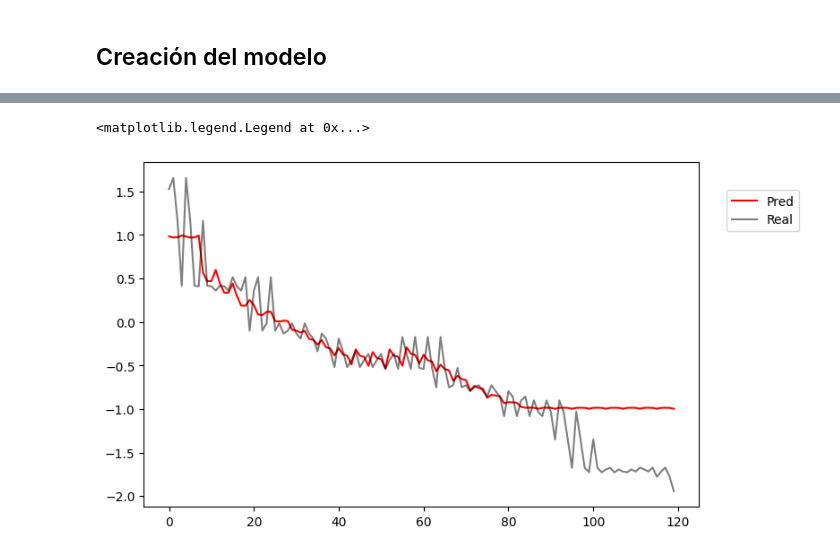
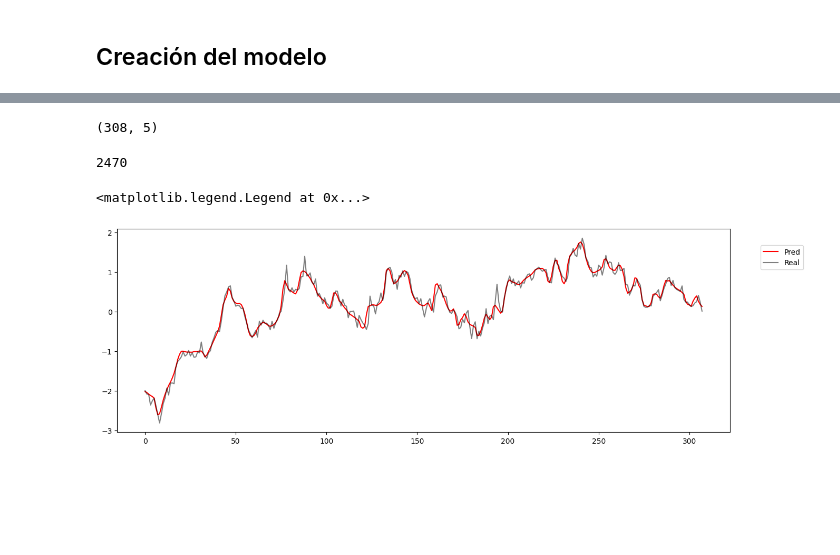
Before and after one commit to FernandoMoralesM01/GC_Portfolio, a Jupyter notebook: Notebooks/Model/LSTM+Transformers.ipynb, the cells around one changed output, grey strips where cells are left out. Drawn from its saved outputs; the diff is of its cells as text; code cells hidden in the pictures; blank space fills up the shorter version.

```diff
--- a/Notebooks/Model/LSTM+Transformers.ipynb
+++ b/Notebooks/Model/LSTM+Transformers.ipynb
@@ -181,7 +220,7 @@ def genera_grupos_activos(df_train, len_sec=12, train_split=0.2, output='binary'
 
     return X_train, y_train, X_test, y_test
 # %%
-X_train, y_train, X_test, y_test = genera_grupos_activos(df_rasgos, len_sec=15, train_split=0.8, output=top_3[1], step=1, random=True)
+X_train, y_train, X_test, y_test = genera_grupos_activos(df_rasgos, len_sec=30, train_split=0.7, output=top_3[N_top], step=1, random=True, future_win=5)
 # %%
 y_train.shape
 # %% [output]
@@ -227,22 +265,20 @@ from tensorflow.keras.layers import InputLayer, LSTM, Conv1D, MaxPooling1D, Flat
 
 inputs = Input(shape=(X_train.shape[1], X_train.shape[2]))
 
-x = LSTM(16, return_sequences=True)(inputs)
+x = LSTM(50, return_sequences=True)(inputs)
 x = Dropout(0.2)(x)
-x = LSTM(8, return_sequences=True)(x)
+x = LSTM(50, return_sequences=True)(x)
 x = Dropout(0.2)(x)
-x = LSTM(4, return_sequences=True)(x)
+x = LSTM(50, return_sequences=True)(x)
 
 attention_output = MultiHeadAttention(num_heads=4, key_dim=16)(x, x)
 
 x = Flatten()(attention_output)
 
-x = Dense(16, activation='tanh', kernel_regularizer=tf.keras.regularizers.l2(0.01))(x)
+x = Dense(32, activation='linear', kernel_regularizer=tf.keras.regularizers.l2(0.01))(x)
 x = Dropout(0.2)(x)
-x = Dense(8, activation='tanh', kernel_regularizer=tf.keras.regularizers.l2(0.01))(x)
-x = Dropout(0.2)(x)
-x = Dense(4, activation='tanh', kernel_regularizer=tf.keras.regularizers.l2(0.01))(x)
-outputs = Dense(y_train.shape[1], activation='tanh')(x)
+x = Dense(32, activation='linear', kernel_regularizer=tf.keras.regularizers.l2(0.01))(x)
+outputs = Dense(y_train.shape[1], activation='linear')(x)
 
 model = Model(inputs=inputs, outputs=outputs)
 
@@ -275,5 +311,5 @@ cp4 = ModelCheckpoint('model/test.keras', save_best_only=True)
 early_stopping = EarlyStopping(monitor='val_loss', patience=100, restore_best_weights=True)
 model.compile(optimizer=Adam(learning_rate=0.001), loss=MeanSquaredError(), metrics=[RootMeanSquaredError(), 'mae'])
 
-history = model.fit(X_train, y_train, validation_data=(X_test, y_test), epochs=3000, callbacks=[cp4, early_stopping])
+history = model.fit(X_train, y_train, validation_data=(X_test, y_test), epochs=2500, callbacks=[cp4, early_stopping])
 # %% [output]
@@ -331,5 +367,5 @@ plt.show()
 # %%
-X_train, y_train, X_test, y_test = genera_grupos_activos(df_rasgos, len_sec=15, train_split=0.2, output=top_3[1], step=1, random=False)
+X_train, y_train, X_test, y_test = genera_grupos_activos(df_rasgos, len_sec=30, train_split=0, output=top_3[N_top], step=1, random=False, future_win=5)
 # %%
 X_test.shape
 # %% [output]
@@ -371,8 +407,17 @@ y_pred.shape
+# %%
+y_test.shape
+# %% [output]
+(308, 5)
+# %%
+247 * 10
+# %% [output]
+2470
 # %%
-plt.figure(figsize=(8, 5))
-plt.plot(y_pred[:, :].flatten(), label='Pred', color='red')
-plt.plot(y_test[:, :].flatten(), label='Real', color='k', alpha=0.5)
+plt.figure(figsize=(15, 5))
+plt.plot(y_pred[:, 0].flatten(), label='Pred', color='red')
+plt.plot(y_test[:, 0].flatten(), label='Real', color='k', alpha=0.5)
 plt.legend(loc=[1.05, 0.8])
+#plt.xlim(2200, y_test.shape[0] * 10)
 # %% [output]
 <matplotlib.legend.Legend at 0x...>
-[figure, old version]
+[figure, new version]
```
Also changed, not shown: parts of 21 cells of this notebook, 2 other files.
